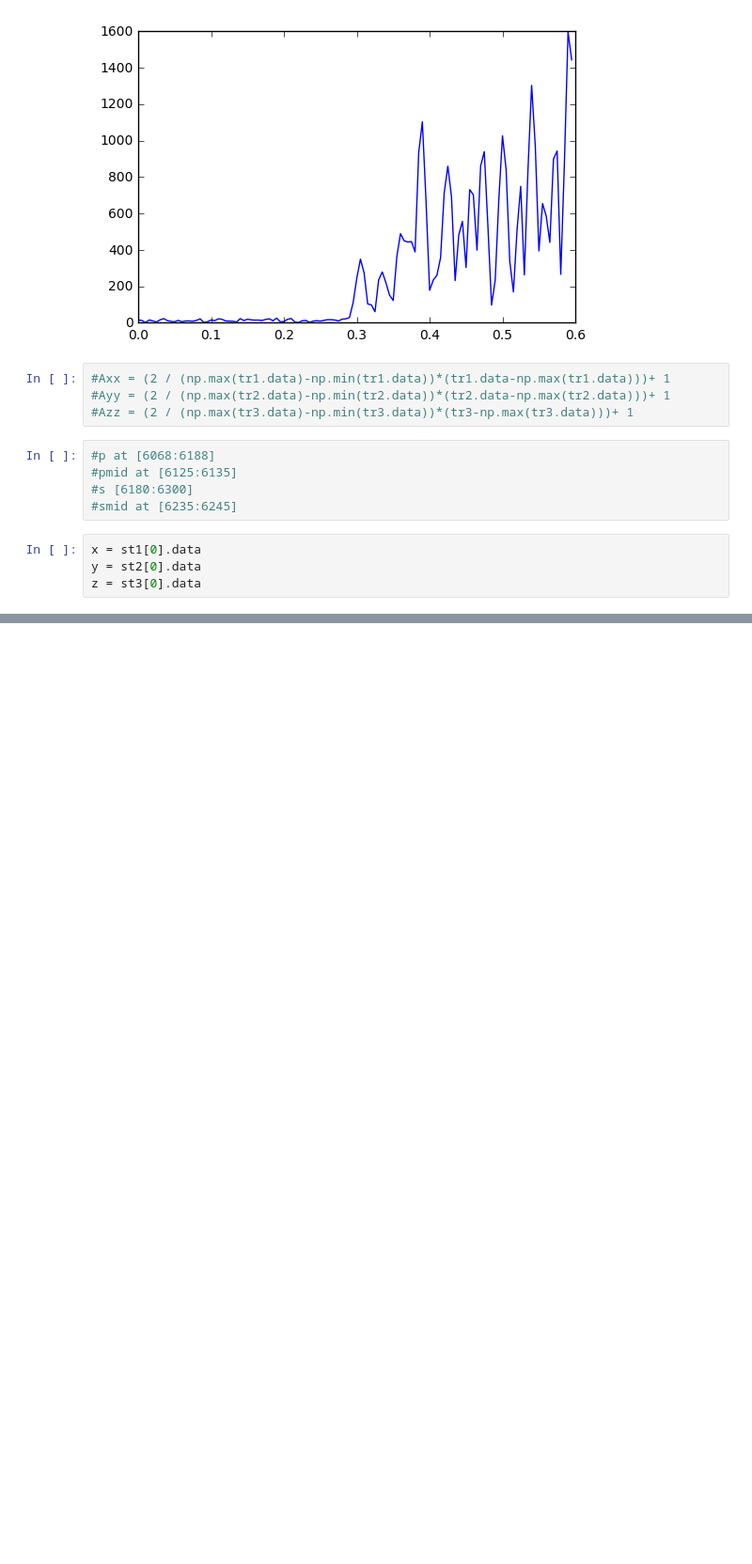
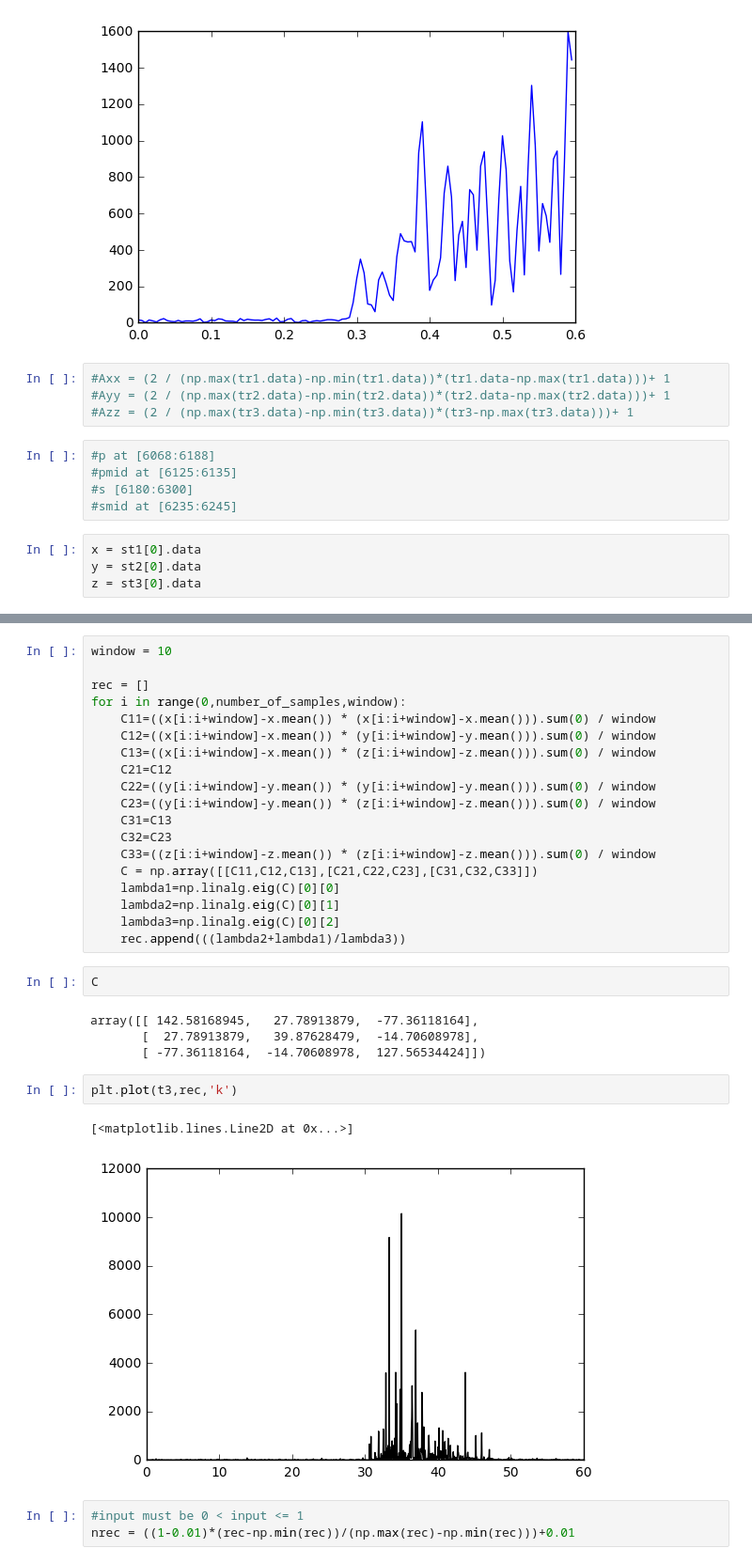
Before and after one commit to internnos/final-project, a Jupyter notebook: Degree of Polarisation.ipynb, the cells around one changed output, grey strips where cells are left out. Shown at 94% size. Saved outputs shown, nothing was run; the diff lists cells and outputs as text; blank space fills up the shorter version.

```diff
--- a/Degree of Polarisation.ipynb
+++ b/Degree of Polarisation.ipynb
@@ -81,0 +83,33 @@ plt.plot(t3,dop[20]*Mt[20:30])
+# %%
+window = 10
+
+rec = []
+for i in range(0,number_of_samples,window):
+    C11=((x[i:i+window]-x.mean()) * (x[i:i+window]-x.mean())).sum(0) / window
+    C12=((x[i:i+window]-x.mean()) * (y[i:i+window]-y.mean())).sum(0) / window
+    C13=((x[i:i+window]-x.mean()) * (z[i:i+window]-z.mean())).sum(0) / window
+    C21=C12
+    C22=((y[i:i+window]-y.mean()) * (y[i:i+window]-y.mean())).sum(0) / window
+    C23=((y[i:i+window]-y.mean()) * (z[i:i+window]-z.mean())).sum(0) / window
+    C31=C13
+    C32=C23
+    C33=((z[i:i+window]-z.mean()) * (z[i:i+window]-z.mean())).sum(0) / window
+    C = np.array([[C11,C12,C13],[C21,C22,C23],[C31,C32,C33]])
+    lambda1=np.linalg.eig(C)[0][0]
+    lambda2=np.linalg.eig(C)[0][1]
+    lambda3=np.linalg.eig(C)[0][2]
+    rec.append(((lambda2+lambda1)/lambda3))
+# %%
+C
+# %% [output]
+array([[ 142.58168945,   27.78913879,  -77.36118164],
+       [  27.78913879,   39.87628479,  -14.70608978],
+       [ -77.36118164,  -14.70608978,  127.56534424]])
+# %%
+plt.plot(t3,rec,'k')
+# %% [output]
+[<matplotlib.lines.Line2D at 0x...>]
+[figure, added]
+# %%
+#input must be 0 < input <= 1
+nrec = ((1-0.01)*(rec-np.min(rec))/(np.max(rec)-np.min(rec)))+0.01
```
Also changed, not shown: parts of 9 cells of this notebook.
